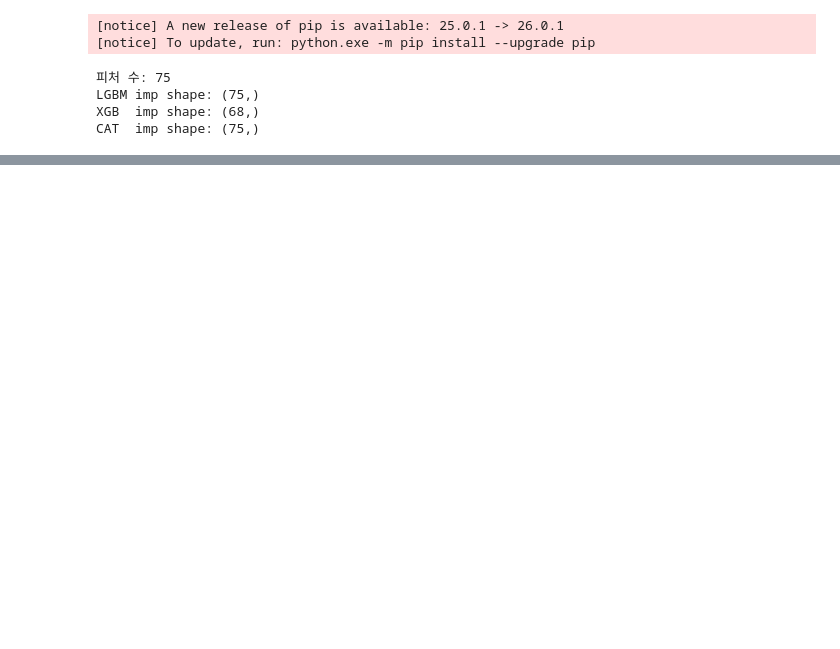
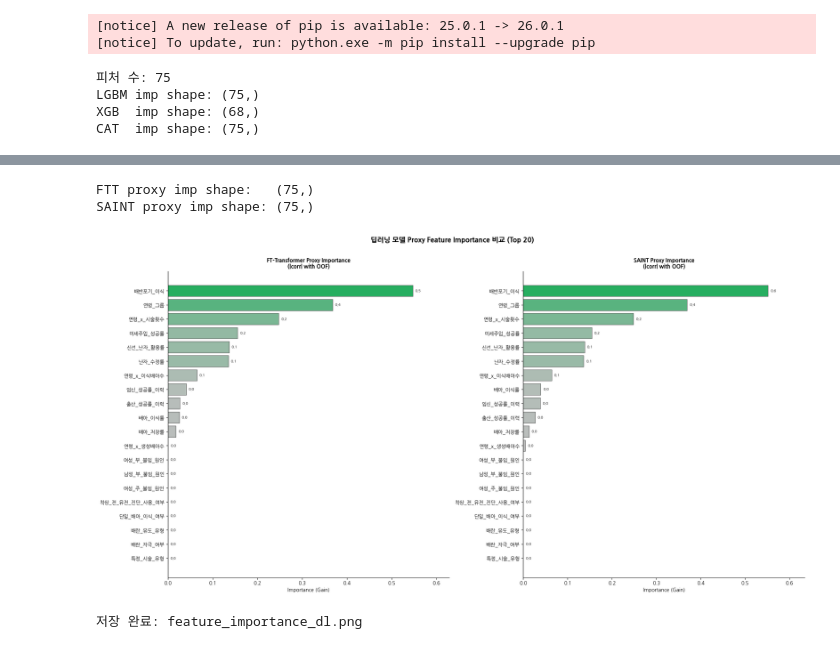
Before and after one commit to predicting-pregnancy-success/pregnancy-ml-models, a Jupyter notebook: notebooks/08_model_analysis.ipynb, the cells around one changed output, grey strips where cells are left out. Cells and saved outputs as stored; diff of their text form; code cells hidden in the pictures; blank space fills up the shorter version.

```diff
--- a/notebooks/08_model_analysis.ipynb
+++ b/notebooks/08_model_analysis.ipynb
@@ -105,52 +119,57 @@ LGBM: (75,), XGB: (75,), CAT: (75,)
 # %%
-# ── 3. FT-Transformer Attention Weight 시각화 ──
-# FTT는 attention weight를 직접 추출하기 어려우므로
-# OOF 예측값과 각 피처의 상관관계로 대체 (proxy importance)
+import pandas as pd
+import numpy as np
 
-ftt_oof = np.load(f'{MODELS_PATH}/exp25_fttransformer_seed42_oof.npy')
+train_raw = pd.read_csv(DATA_PATH)
+test_raw  = pd.read_csv(f'{BASE}/data/raw/test.csv')
 
-# 전처리된 피처 데이터 로드
+y = train_raw['임신 성공 여부'].values
+
 from src.preprocess import preprocess
 from src.features import add_features
 
-X = preprocess(train.drop(columns=['임신 성공 여부']))
-X = add_features(X)
+train_X, test_X = preprocess(
+    train_raw.drop(columns=['임신 성공 여부']),
+    test_raw
+)
 
-ftt_proxy = {}
-for col in X.columns:
-    try:
-        corr = np.corrcoef(X[col].values, ftt_oof)[0, 1]
-        ftt_proxy[col] = abs(corr)
-    except:
-        ftt_proxy[col] = 0
+train_X = add_features(train_X)
 
-ftt_imp = np.array([ftt_proxy[col] for col in X.columns])
-ftt_feat_names = list(X.columns)
+# FTT / SAINT proxy importance
+ftt_oof   = np.load(f'{MODELS_PATH}/exp25_fttransformer_seed42_oof.npy')
+saint_oof = np.load(f'{MODELS_PATH}/exp26_saint_seed42_oof.npy')
 
-fig, ax = plt.subplots(figsize=(8, 10))
-plot_importance(ftt_imp, ftt_feat_names, 'FT-Transformer Proxy Importance\n(|corr| with OOF)', ax)
-plt.tight_layout()
-plt.savefig(f'{IMG_PATH}/feature_importance_ftt.png', dpi=150, bbox_inches='tight')
-plt.show()
-print('저장 완료: feature_importance_ftt.png')
+def get_proxy_importance(oof, X, feat_names):
+    imp = {}
+    for col in feat_names:
+        try:
+            corr = np.corrcoef(X[col].fillna(0).values, oof)[0, 1]
+            imp[col] = abs(corr)
+        except:
+            imp[col] = 0
+    return np.array([imp[col] for col in feat_names])
+
+ftt_imp   = get_proxy_importance(ftt_oof,   train_X, feat_names)
+saint_imp = get_proxy_importance(saint_oof, train_X, feat_names)
+
+print('FTT proxy imp shape:  ', ftt_imp.shape)
+print('SAINT proxy imp shape:', saint_imp.shape)
+# %% [output]
+FTT proxy imp shape:   (75,)
+SAINT proxy imp shape: (75,)
 # %%
-# ── 4. SAINT Proxy Importance ──
+# ── 3. FTT / SAINT Proxy Importance 시각화 ──
 
-saint_oof = np.load(f'{MODELS_PATH}/exp26_saint_seed42_oof.npy')
+fig, axes = plt.subplots(1, 2, figsize=(20, 10))
+fig.suptitle('딥러닝 모델 Proxy Feature Importance 비교 (Top 20)', fontsize=14, fontweight='bold', y=1.01)
 
-saint_proxy = {}
-for col in X.columns:
-    try:
-        corr = np.corrcoef(X[col].values, saint_oof)[0, 1]
-        saint_proxy[col] = abs(corr)
-    except:
-        saint_proxy[col] = 0
+plot_importance(ftt_imp,   feat_names, 'FT-Transformer Proxy Importance\n(|corr| with OOF)', axes[0])
+plot_importance(saint_imp, feat_names, 'SAINT Proxy Importance\n(|corr| with OOF)',          axes[1])
 
-saint_imp = np.array([saint_proxy[col] for col in X.columns])
-
-fig, ax = plt.subplots(figsize=(8, 10))
-plot_importance(saint_imp, ftt_feat_names, 'SAINT Proxy Importance\n(|corr| with OOF)', ax)
 plt.tight_layout()
-plt.savefig(f'{IMG_PATH}/feature_importance_saint.png', dpi=150, bbox_inches='tight')
+plt.savefig(f'{IMG_PATH}/feature_importance_dl.png', dpi=150, bbox_inches='tight')
 plt.show()
-print('저장 완료: feature_importance_saint.png')
+print('저장 완료: feature_importance_dl.png')
+# %% [output]
+[figure, added]
+저장 완료: feature_importance_dl.png
```
Also changed, not shown: parts of 3 cells of this notebook, 4 other files.
